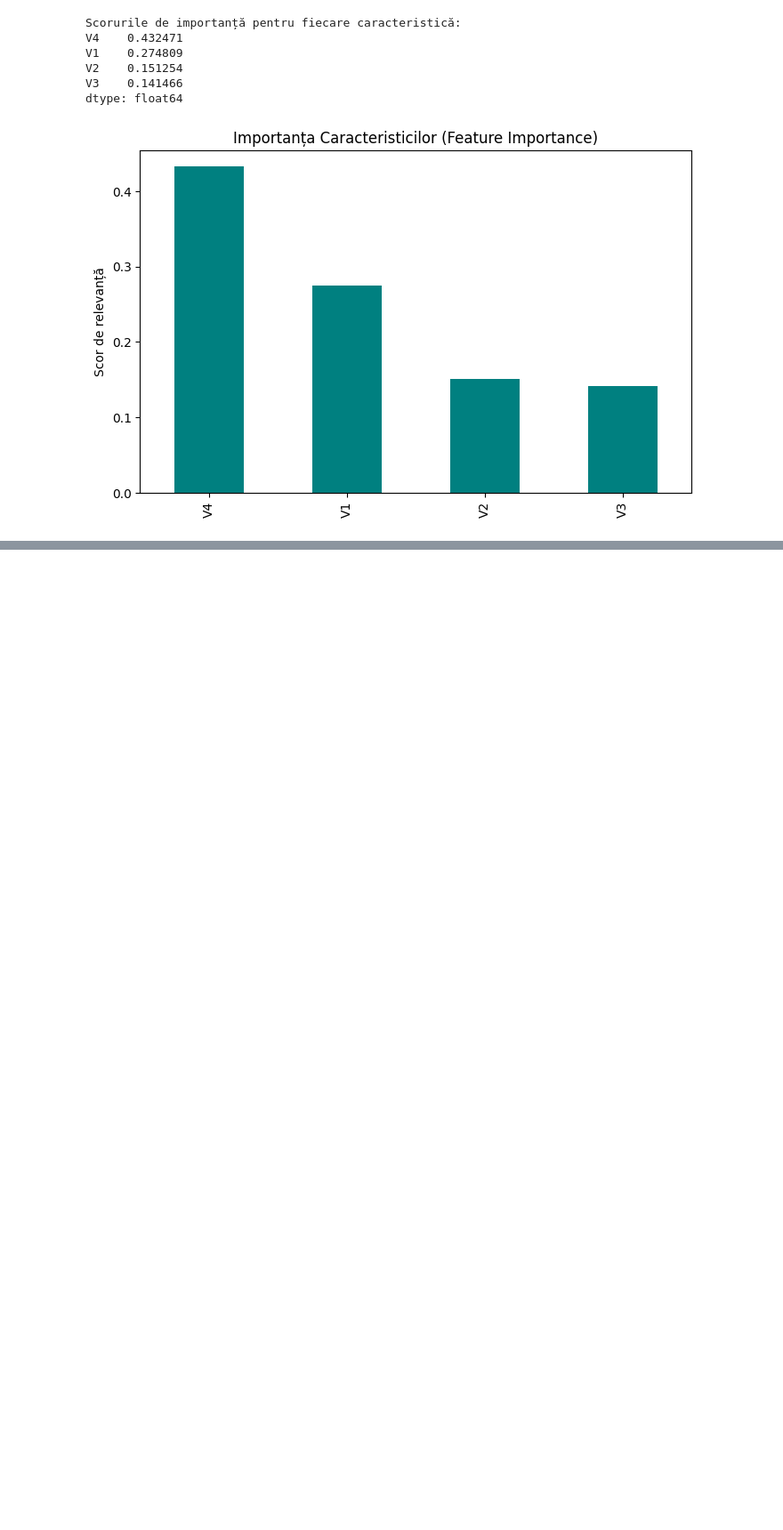
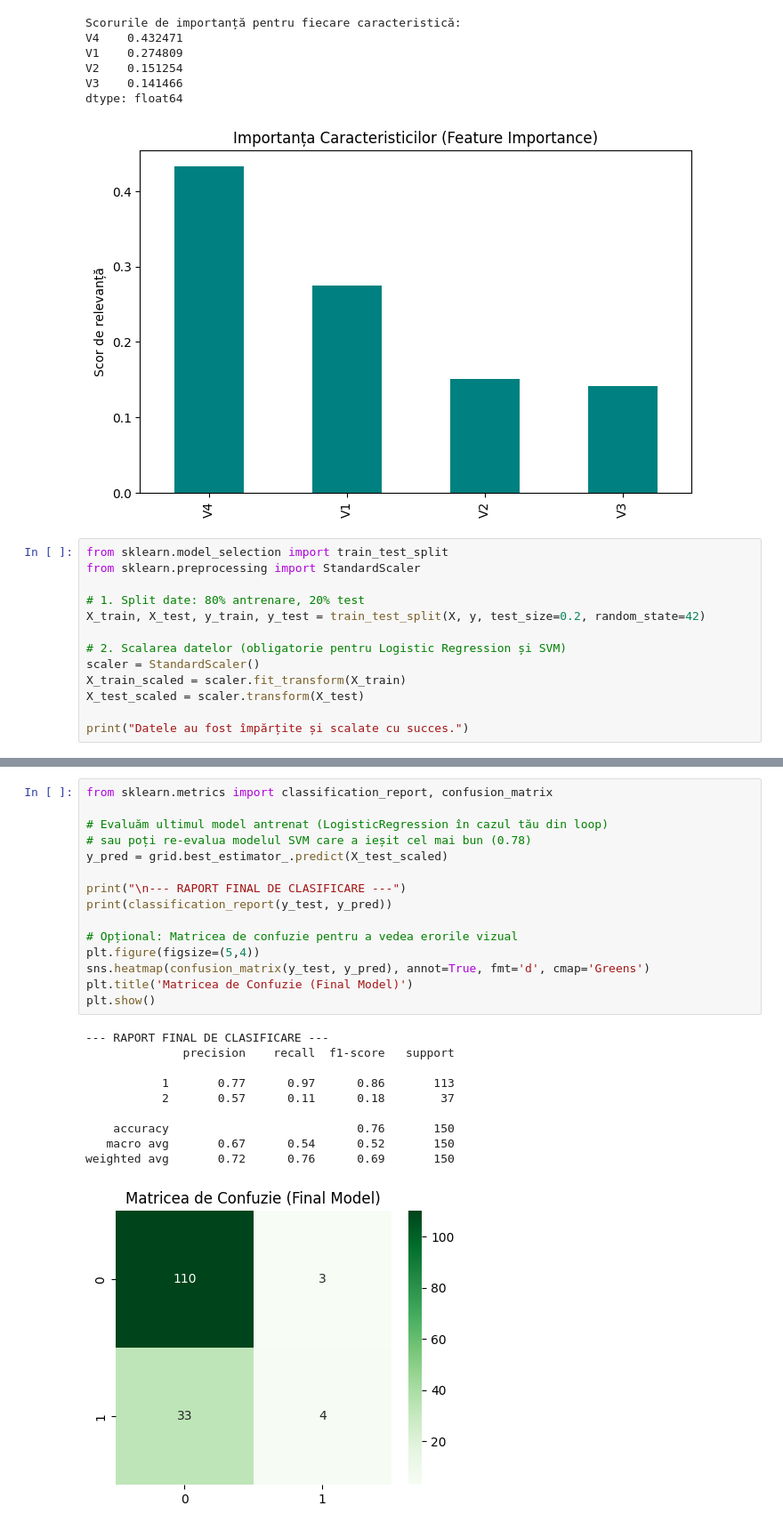
Before and after one commit to Raul124-afk/Proiect_sistemeInteligente, a Jupyter notebook: proiect_analiza.ipynb, the cells around one changed output, grey strips where cells are left out. Shown at 89% size. Drawn from its saved outputs; the diff is of its cells as text; blank space fills up the shorter version.

Commit message:
Finalizare proiect: Evaluare finala, raport de clasificare si matricea de confuzie

```diff
--- a/proiect_analiza.ipynb
+++ b/proiect_analiza.ipynb
@@ -123,3 +123,16 @@ V2    0.151254
 V3    0.141466
 dtype: float64
 [figure]
+# %%
+from sklearn.model_selection import train_test_split
+from sklearn.preprocessing import StandardScaler
+
+# 1. Split date: 80% antrenare, 20% test
+X_train, X_test, y_train, y_test = train_test_split(X, y, test_size=0.2, random_state=42)
+
+# 2. Scalarea datelor (obligatorie pentru Logistic Regression și SVM)
+scaler = StandardScaler()
+X_train_scaled = scaler.fit_transform(X_train)
+X_test_scaled = scaler.transform(X_test)
+
+print("Datele au fost împărțite și scalate cu succes.")
@@ -125,0 +186,26 @@ dtype: float64
+# %%
+from sklearn.metrics import classification_report, confusion_matrix
+
+# Evaluăm ultimul model antrenat (LogisticRegression în cazul tău din loop)
+# sau poți re-evalua modelul SVM care a ieșit cel mai bun (0.78)
+y_pred = grid.best_estimator_.predict(X_test_scaled)
+
+print("\n--- RAPORT FINAL DE CLASIFICARE ---")
+print(classification_report(y_test, y_pred))
+
+# Opțional: Matricea de confuzie pentru a vedea erorile vizual
+plt.figure(figsize=(5,4))
+sns.heatmap(confusion_matrix(y_test, y_pred), annot=True, fmt='d', cmap='Greens')
+plt.title('Matricea de Confuzie (Final Model)')
+plt.show()
+# %% [output]
+--- RAPORT FINAL DE CLASIFICARE ---
+              precision    recall  f1-score   support
+
+           1       0.77      0.97      0.86       113
+           2       0.57      0.11      0.18        37
+
+    accuracy                           0.76       150
+   macro avg       0.67      0.54      0.52       150
+weighted avg       0.72      0.76      0.69       150
+[figure, added]
```
Also changed, not shown: parts of 2 cells of this notebook, 1 other file.
